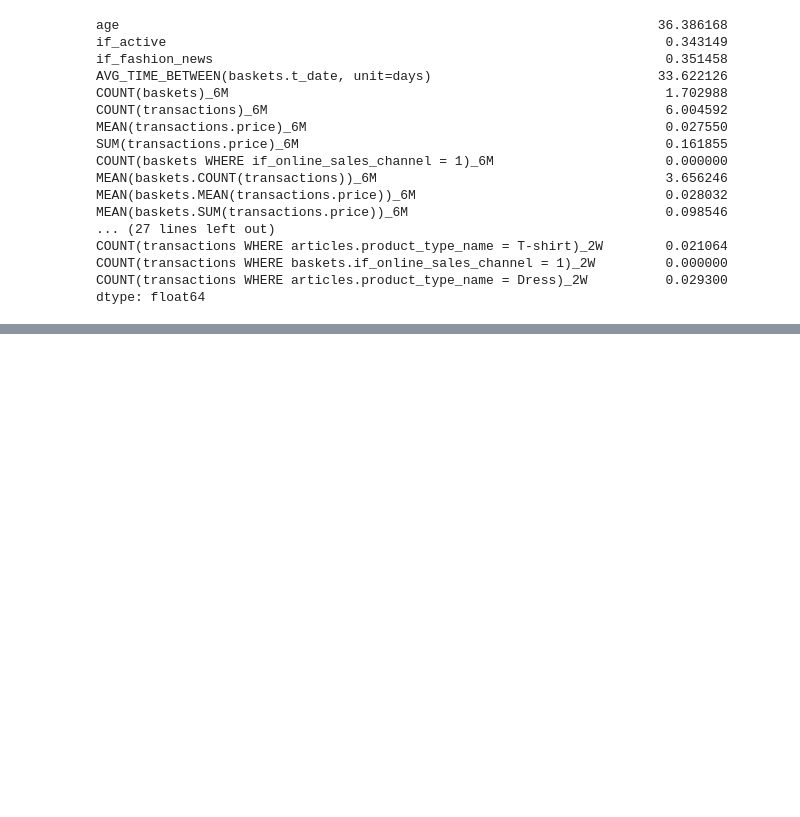
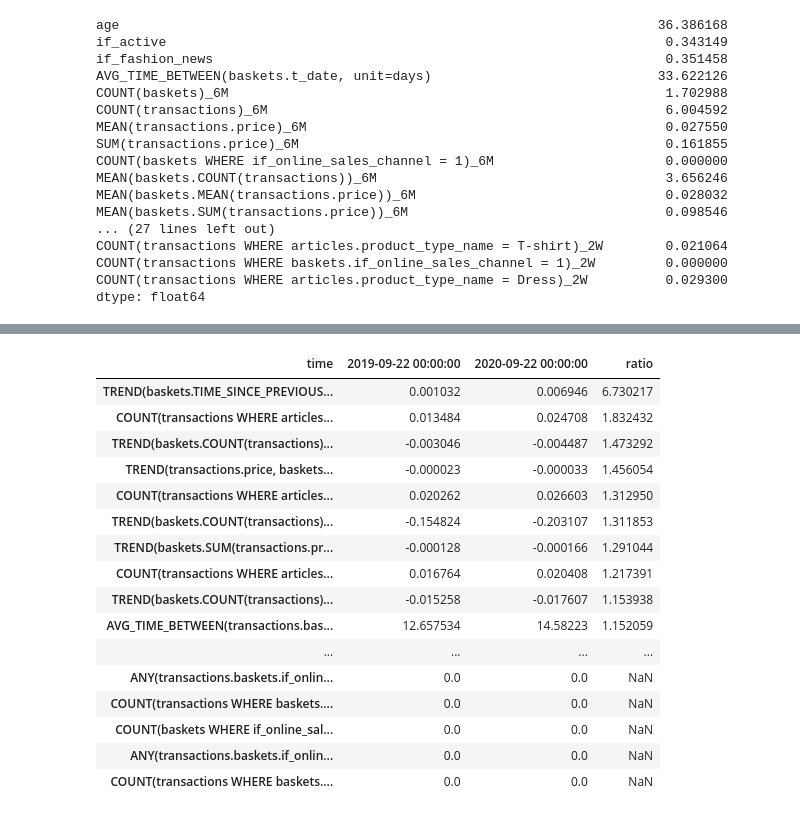
Before and after one commit to adrian-dembek/kaggle-hm-kedro, a Jupyter notebook: kedro/notebooks/feature_store_check.ipynb, the cells around one changed output, grey strips where cells are left out. Saved outputs shown, nothing was run; the diff lists cells and outputs as text; code cells hidden in the pictures; blank space fills up the shorter version.

```diff
--- a/kedro/notebooks/feature_store_check.ipynb
+++ b/kedro/notebooks/feature_store_check.ipynb
@@ -65,0 +92,23 @@ dtype: float64
+# %%
+import numpy as np
+test = customer_fs_extended_report.T
+test['ratio'] = test.apply(lambda x: x['2020-09-22']/x['2019-09-22'] if x['2019-09-22']!=0 else np.nan, axis=1)
+test.sort_values('ratio', ascending=False)
+# %% [output]
+| time | 2019-09-22 00:00:00 | 2020-09-22 00:00:00 | ratio |
+| TREND(baskets.TIME_SINCE_PREVIOUS... | 0.001032 | 0.006946 | 6.730217 |
+| COUNT(transactions WHERE articles... | 0.013484 | 0.024708 | 1.832432 |
+| TREND(baskets.COUNT(transactions)... | -0.003046 | -0.004487 | 1.473292 |
+| TREND(transactions.price, baskets... | -0.000023 | -0.000033 | 1.456054 |
+| COUNT(transactions WHERE articles... | 0.020262 | 0.026603 | 1.312950 |
+| TREND(baskets.COUNT(transactions)... | -0.154824 | -0.203107 | 1.311853 |
+| TREND(baskets.SUM(transactions.pr... | -0.000128 | -0.000166 | 1.291044 |
+| COUNT(transactions WHERE articles... | 0.016764 | 0.020408 | 1.217391 |
+| TREND(baskets.COUNT(transactions)... | -0.015258 | -0.017607 | 1.153938 |
+| AVG_TIME_BETWEEN(transactions.bas... | 12.657534 | 14.58223 | 1.152059 |
+| ... | ... | ... | ... |
+| ANY(transactions.baskets.if_onlin... | 0.0 | 0.0 | NaN |
+| COUNT(transactions WHERE baskets.... | 0.0 | 0.0 | NaN |
+| COUNT(baskets WHERE if_online_sal... | 0.0 | 0.0 | NaN |
+| ANY(transactions.baskets.if_onlin... | 0.0 | 0.0 | NaN |
+| COUNT(transactions WHERE baskets.... | 0.0 | 0.0 | NaN |
```
Also changed, not shown: parts of 6 cells of this notebook, 3 other files.
